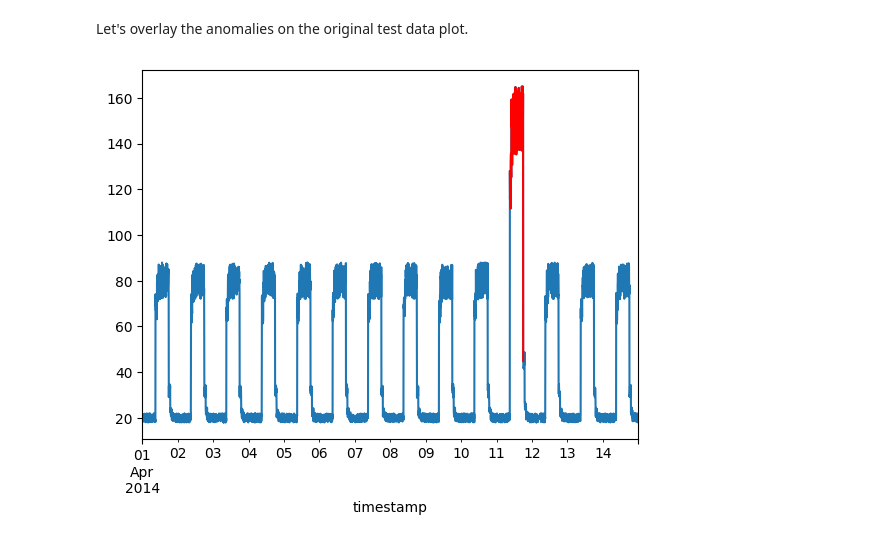
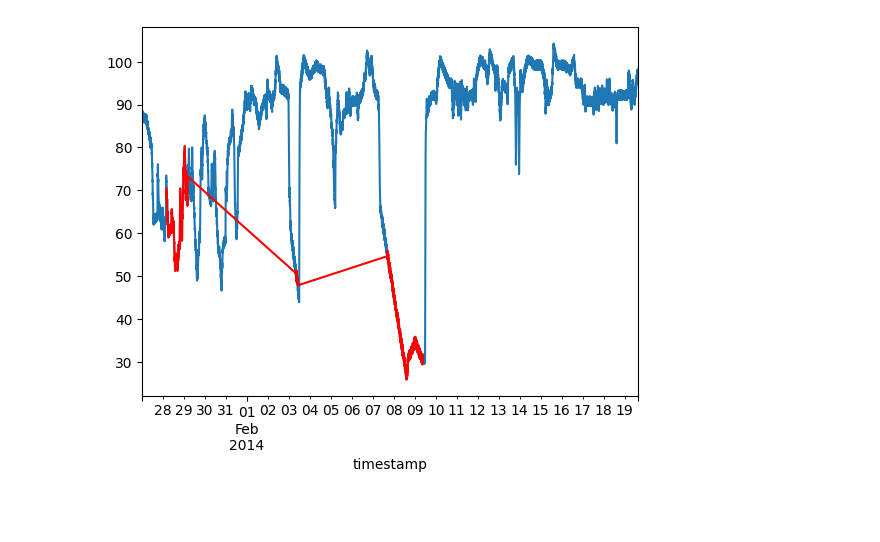
Before and after one commit to anjalianand10/VariationalAutoencodersForAnomalyDetection, a Jupyter notebook: window.ipynb, the cells around one changed output. Drawn from its saved outputs; the diff is of its cells as text; code cells hidden in the pictures; blank space fills up the shorter version.

```diff
--- a/window.ipynb
+++ b/window.ipynb
@@ -254,0 +164,8 @@ Let's plot training and validation loss to see how the training went.
+# %%
+history = model.fit(
+    train,
+    train,
+    epochs=50,
+    batch_size=128,
+    validation_split=0.1,
+    callbacks=[tf.keras.callbacks.EarlyStopping(patience=8, restore_best_weights=True)])
@@ -276,7 +197,7 @@ familiar with. We will label this sample as an `anomaly`.
 # %%
 # Get train MAE loss.
-x_train_pred = model.predict(x_train)
-train_mae_loss = np.mean(np.abs(x_train_pred - x_train), axis=1)
+train_pred = model.predict(train)
+train_mae_loss = np.mean(np.abs(train_pred - train), axis=1)
 
 plt.hist(train_mae_loss, bins=50)
 plt.xlabel("Train MAE loss")
@@ -307,17 +221,17 @@ plt.show()
 # %%
 
-df_test_value = (df_daily_jumpsup - training_mean) / training_std
+test_scaled = (tst_data - training_mean) / training_std
 fig, ax = plt.subplots()
-df_test_value.plot(legend=False, ax=ax)
+test_scaled.plot(legend=False, ax=ax)
 plt.show()
 
 # Create sequences from test values.
-x_test = create_sequences(df_test_value.values)
-print("Test input shape: ", x_test.shape)
+test = create_sequences(test_scaled.values, step_size)
+print("Test input shape: ", test.shape)
 
 # Get test MAE loss.
-x_test_pred = model.predict(x_test)
-test_mae_loss = np.mean(np.abs(x_test_pred - x_test), axis=1)
+test_pred = model.predict(test)
+test_mae_loss = np.mean(np.abs(test_pred - test), axis=1)
 test_mae_loss = test_mae_loss.reshape((-1))
 
 plt.hist(test_mae_loss, bins=50)
@@ -377,8 +253,6 @@ All except the initial and the final time_steps-1 data values, will appear in
 # %%
 # data i is an anomaly if samples [(i - timesteps + 1) to (i)] are anomalies
 anomalous_data_indices = []
-for data_idx in range(TIME_STEPS - 1, len(df_test_value) - TIME_STEPS + 1):
+for data_idx in range(TIME_STEPS - 1, len(test_scaled) - TIME_STEPS + 1):
     if np.all(anomalies[data_idx - TIME_STEPS + 1 : data_idx]):
         anomalous_data_indices.append(data_idx)
-# %% [markdown]
-Let's overlay the anomalies on the original test data plot.
@@ -385,8 +265,8 @@ Let's overlay the anomalies on the original test data plot.
 # %%
-df_subset = df_daily_jumpsup.iloc[anomalous_data_indices]
+df_subset = tst_data.iloc[anomalous_data_indices]
 fig, ax = plt.subplots()
-df_daily_jumpsup.plot(legend=False, ax=ax)
+tst_data.plot(legend=False, ax=ax)
 df_subset.plot(legend=False, ax=ax, color="r")
 plt.show()
 # %% [output]
-[figure, old version]
+[figure, new version]
```
Also changed, not shown: parts of 49 cells of this notebook.
